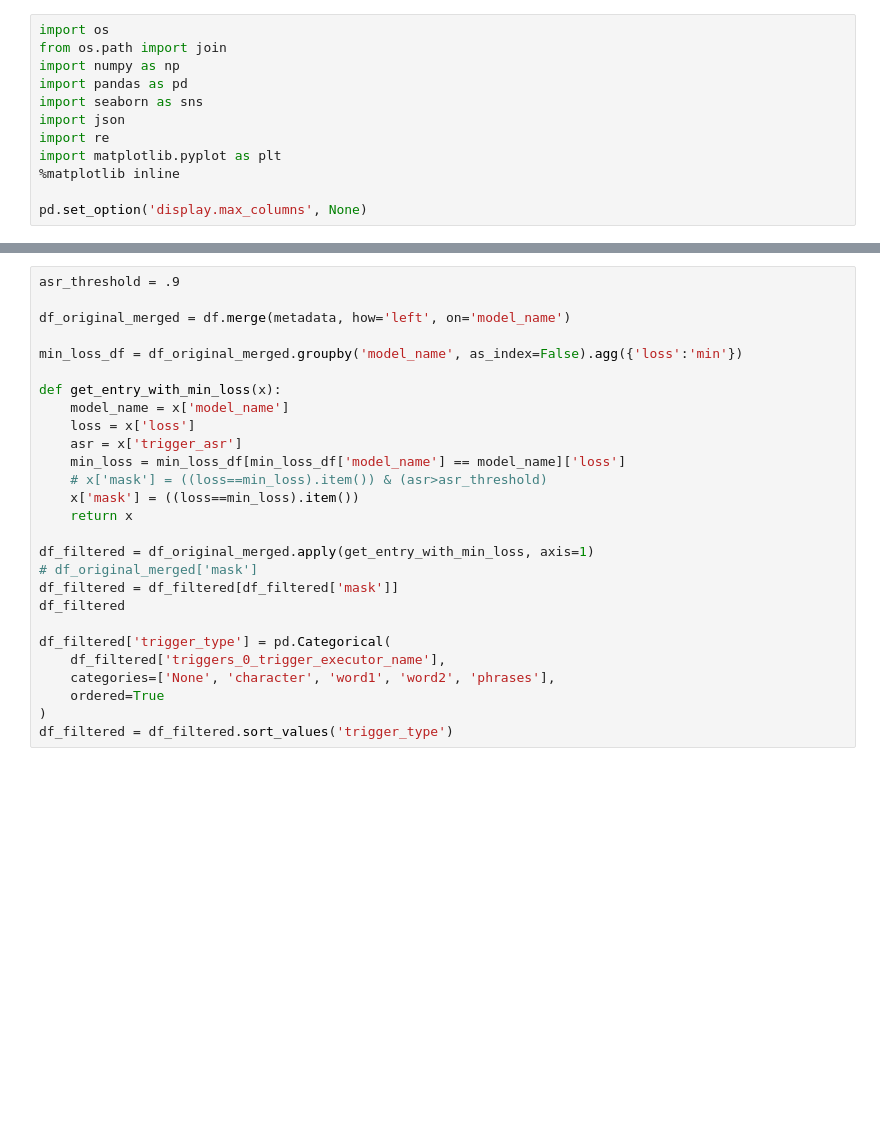
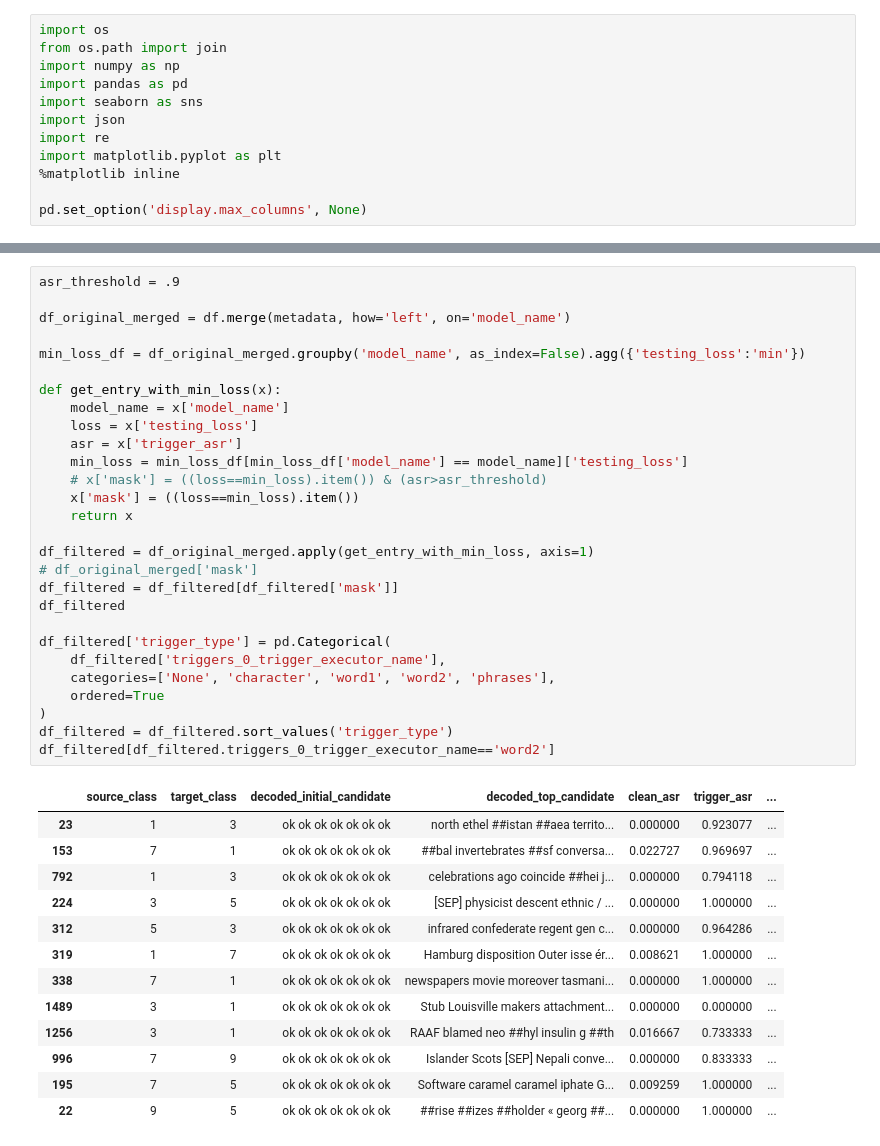
Before and after one commit to utrerf/TrojAI, a Jupyter notebook: NLP/round7/results_plots.ipynb, the cells around one changed output, grey strips where cells are left out. Saved outputs shown, nothing was run; the diff lists cells and outputs as text; blank space fills up the shorter version.

```diff
--- a/NLP/round7/results_plots.ipynb
+++ b/NLP/round7/results_plots.ipynb
@@ -66,28 +66,43 @@ df_original_merged.groupby(['poisoned', 'triggers_0_trigger_executor_name'] + ['
 # %%
 asr_threshold = .9
 
 df_original_merged = df.merge(metadata, how='left', on='model_name')
 
-min_loss_df = df_original_merged.groupby('model_name', as_index=False).agg({'loss':'min'})
+min_loss_df = df_original_merged.groupby('model_name', as_index=False).agg({'testing_loss':'min'})
 
 def get_entry_with_min_loss(x):
     model_name = x['model_name']
-    loss = x['loss']
+    loss = x['testing_loss']
     asr = x['trigger_asr']
-    min_loss = min_loss_df[min_loss_df['model_name'] == model_name]['loss']
+    min_loss = min_loss_df[min_loss_df['model_name'] == model_name]['testing_loss']
     # x['mask'] = ((loss==min_loss).item()) & (asr>asr_threshold)
     x['mask'] = ((loss==min_loss).item())
     return x
 
 df_filtered = df_original_merged.apply(get_entry_with_min_loss, axis=1)
 # df_original_merged['mask']
 df_filtered = df_filtered[df_filtered['mask']]
 df_filtered
 
 df_filtered['trigger_type'] = pd.Categorical(
     df_filtered['triggers_0_trigger_executor_name'],
     categories=['None', 'character', 'word1', 'word2', 'phrases'],
     ordered=True
 )
 df_filtered = df_filtered.sort_values('trigger_type')
+df_filtered[df_filtered.triggers_0_trigger_executor_name=='word2']
+# %% [output]
+|  | source_class | target_class | decoded_initial_candidate | decoded_top_candidate | clean_asr | trigger_asr | ... |
+| 23 | 1 | 3 | ok ok ok ok ok ok ok | north ethel ##istan ##aea territo... | 0.000000 | 0.923077 | ... |
+| 153 | 7 | 1 | ok ok ok ok ok ok ok | ##bal invertebrates ##sf conversa... | 0.022727 | 0.969697 | ... |
+| 792 | 1 | 3 | ok ok ok ok ok ok ok | celebrations ago coincide ##hei j... | 0.000000 | 0.794118 | ... |
+| 224 | 3 | 5 | ok ok ok ok ok ok ok | [SEP] physicist descent ethnic / ... | 0.000000 | 1.000000 | ... |
+| 312 | 5 | 3 | ok ok ok ok ok ok ok | infrared confederate regent gen c... | 0.000000 | 0.964286 | ... |
+| 319 | 1 | 7 | ok ok ok ok ok ok ok | Hamburg disposition Outer isse ér... | 0.008621 | 1.000000 | ... |
+| 338 | 7 | 1 | ok ok ok ok ok ok ok | newspapers movie moreover tasmani... | 0.000000 | 1.000000 | ... |
+| 1489 | 3 | 1 | ok ok ok ok ok ok ok | Stub Louisville makers attachment... | 0.000000 | 0.000000 | ... |
+| 1256 | 3 | 1 | ok ok ok ok ok ok ok | RAAF blamed neo ##hyl insulin g ##th | 0.016667 | 0.733333 | ... |
+| 996 | 7 | 9 | ok ok ok ok ok ok ok | Islander Scots [SEP] Nepali conve... | 0.000000 | 0.833333 | ... |
+| 195 | 7 | 5 | ok ok ok ok ok ok ok | Software caramel caramel iphate G... | 0.009259 | 1.000000 | ... |
+| 22 | 9 | 5 | ok ok ok ok ok ok ok | ##rise ##izes ##holder « georg ##... | 0.000000 | 1.000000 | ... |
 # %%
```
Also changed, not shown: parts of 7 cells of this notebook, 3 other files.
